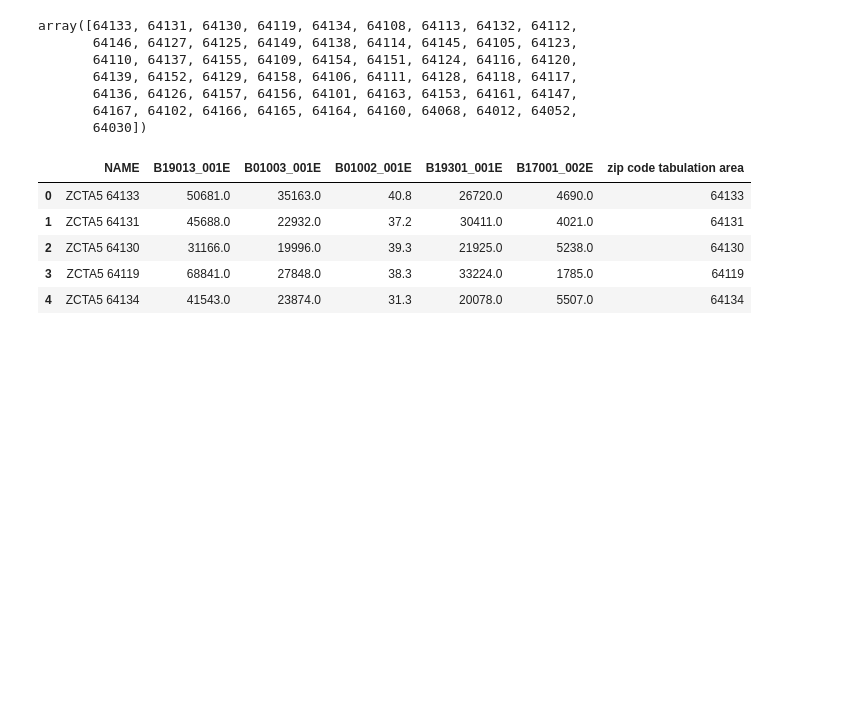
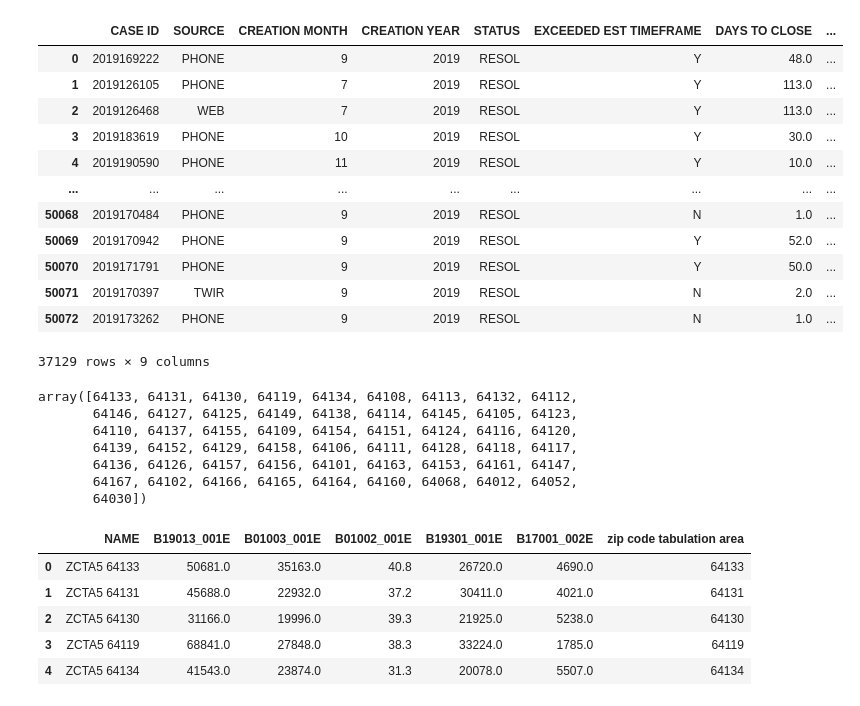
Before and after one commit to kristanlpruett/Project-1-KU-EDW-DATA, a Jupyter notebook: 20200826 Jays attempt.ipynb, the cells around one changed output. Saved outputs shown, nothing was run; the diff lists cells and outputs as text; code cells hidden in the pictures; blank space fills up the shorter version.

```diff
--- a/20200826 Jays attempt.ipynb
+++ b/20200826 Jays attempt.ipynb
@@ -1,4 +4,5 @@
 # %%
+# Dependencies and Imports
 import pandas as pd
 import requests
 import json
@@ -8,21 +12,14 @@ from census import Census
 from us import states
 import numpy as np
 
-
+## Need to move to config file
+# Census API Key
 census_API = 'ad9e020616792d8cbe0f666089dc3980b9d379e0'
-
 c=Census(census_API)
 
-#KCMO 311 Dataset
+# Import and preview the dataset in a dataframe
 path = './Resources/311_Pothole_History.csv'
-
 df = pd.DataFrame(pd.read_csv(path))
-print(len(df))
-clean_df = df.loc[(df['STATUS']=='RESOL')]
-df.head(2)
-clean_df = clean_df[['CASE ID', 'SOURCE', 'CREATION MONTH', 'CREATION YEAR', 'STATUS', 'EXCEEDED EST TIMEFRAME', 'DAYS TO CLOSE', 'ZIP CODE', 'NEIGHBORHOOD']]
-clean_df.dropna(inplace=True)
-clean_df['ZIP CODE'] = clean_df['ZIP CODE'].astype(int)
-clean_df.head(5)
-clean_df.to_csv('./Resources/PotholeData.csv', index=False)
+print(f"Total # of complaints in the dataset: {len(df)}")
+df.head()
 # %% [output]
@@ -30,3 +97,20 @@ clean_df.to_csv('./Resources/PotholeData.csv', index=False)
+# %%
+fifteen_nineteen_df = clean_df[clean_df["CREATION YEAR"] > 2014]
+fifteen_nineteen_df
+# %% [output]
+|  | CASE ID | SOURCE | CREATION MONTH | CREATION YEAR | STATUS | EXCEEDED EST TIMEFRAME | DAYS TO CLOSE | ... |
+| 0 | 2019169222 | PHONE | 9 | 2019 | RESOL | Y | 48.0 | ... |
+| 1 | 2019126105 | PHONE | 7 | 2019 | RESOL | Y | 113.0 | ... |
+| 2 | 2019126468 | WEB | 7 | 2019 | RESOL | Y | 113.0 | ... |
+| 3 | 2019183619 | PHONE | 10 | 2019 | RESOL | Y | 30.0 | ... |
+| 4 | 2019190590 | PHONE | 11 | 2019 | RESOL | Y | 10.0 | ... |
+| ... | ... | ... | ... | ... | ... | ... | ... | ... |
+| 50068 | 2019170484 | PHONE | 9 | 2019 | RESOL | N | 1.0 | ... |
+| 50069 | 2019170942 | PHONE | 9 | 2019 | RESOL | Y | 52.0 | ... |
+| 50070 | 2019171791 | PHONE | 9 | 2019 | RESOL | Y | 50.0 | ... |
+| 50071 | 2019170397 | TWIR | 9 | 2019 | RESOL | N | 2.0 | ... |
+| 50072 | 2019173262 | PHONE | 9 | 2019 | RESOL | N | 1.0 | ... |
+37129 rows × 9 columns
 # %%
 #Zip code list
 zip_codes = df['ZIP CODE'].dropna().unique()
```
Also changed, not shown: parts of 5 cells of this notebook.
